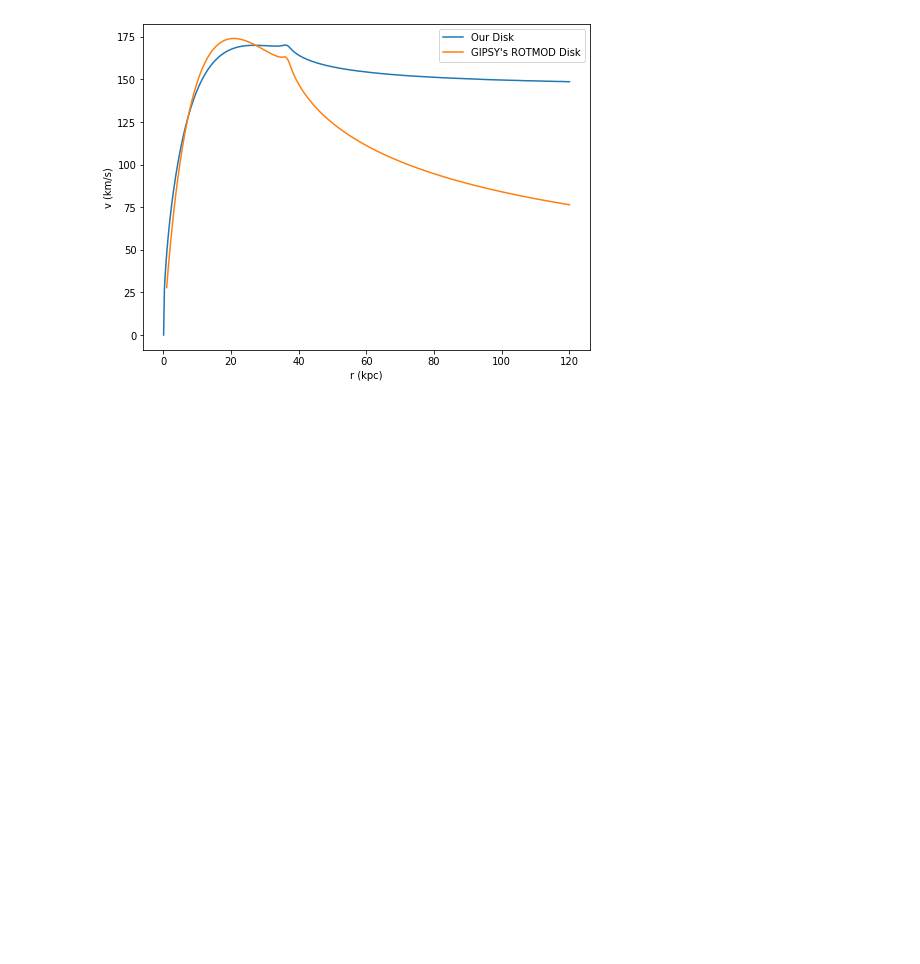
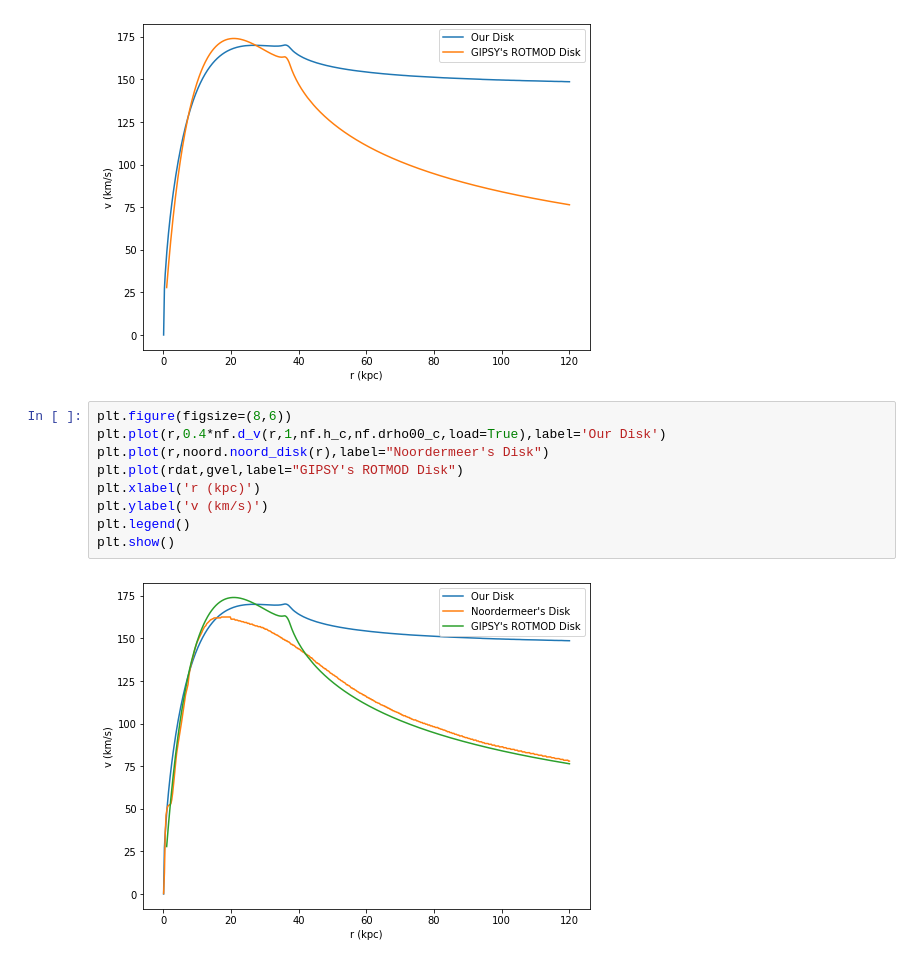
Before and after one commit to villano-lab/grav_project, a Jupyter notebook: NGC5533_Disk/Disk_Notes.ipynb, the cells around one changed output. Cells and saved outputs as stored; diff of their text form; blank space fills up the shorter version.

```diff
--- a/NGC5533_Disk/Disk_Notes.ipynb
+++ b/NGC5533_Disk/Disk_Notes.ipynb
@@ -160,3 +173,14 @@ plt.legend()
 plt.show()
 # %% [output]
 [figure]
+# %%
+plt.figure(figsize=(8,6))
+plt.plot(r,0.4*nf.d_v(r,1,nf.h_c,nf.drho00_c,load=True),label='Our Disk')
+plt.plot(r,noord.noord_disk(r),label="Noordermeer's Disk")
+plt.plot(rdat,gvel,label="GIPSY's ROTMOD Disk")
+plt.xlabel('r (kpc)')
+plt.ylabel('v (km/s)')
+plt.legend()
+plt.show()
+# %% [output]
+[figure, added]
```
Also changed, not shown: parts of 3 cells of this notebook.
